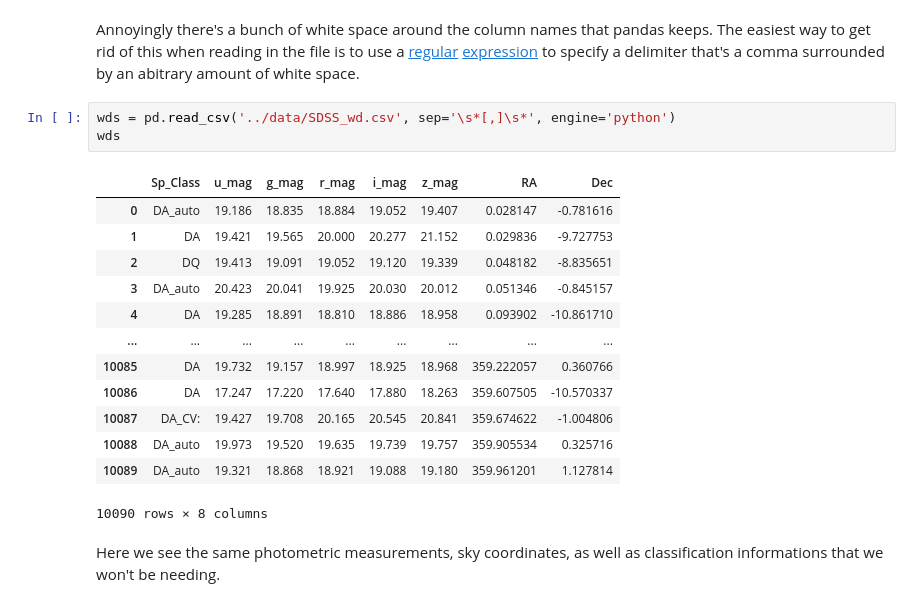
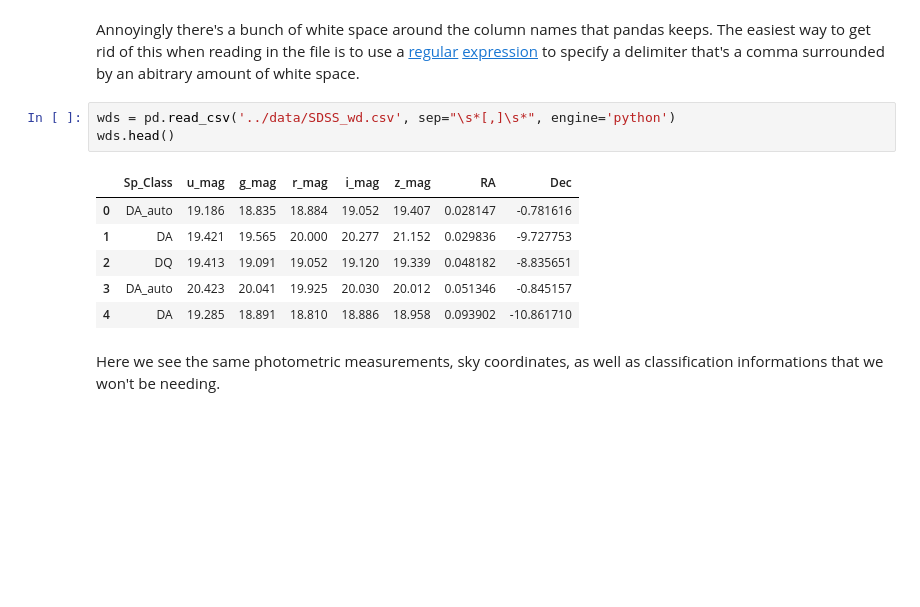
Before and after one commit to maxisi/bfarr-comp-phys-25, a Jupyter notebook: notebooks/Logistic Regression w SDSS.ipynb, the cells around one changed output. Drawn from its saved outputs; the diff is of its cells as text; blank space fills up the shorter version.

```diff
--- a/notebooks/Logistic Regression w SDSS.ipynb
+++ b/notebooks/Logistic Regression w SDSS.ipynb
@@ -50,22 +50,15 @@ White dwarfs are also in a CSV
 # %% [markdown]
 Annoyingly there's a bunch of white space around the column names that pandas keeps.  The easiest way to get rid of this when reading in the file is to use a [regular](https://en.wikipedia.org/wiki/Regular_expression) [expression](https://regex101.com/r/AsD9jR/2) to specify a delimiter that's a comma surrounded by an abitrary amount of white space.
 # %%
-wds = pd.read_csv('../data/SDSS_wd.csv', sep='\s*[,]\s*', engine='python')
-wds
+wds = pd.read_csv('../data/SDSS_wd.csv', sep="\s*[,]\s*", engine='python')
+wds.head()
 # %% [output]
 |  | Sp_Class | u_mag | g_mag | r_mag | i_mag | z_mag | RA | Dec |
 | 0 | DA_auto | 19.186 | 18.835 | 18.884 | 19.052 | 19.407 | 0.028147 | -0.781616 |
 | 1 | DA | 19.421 | 19.565 | 20.000 | 20.277 | 21.152 | 0.029836 | -9.727753 |
 | 2 | DQ | 19.413 | 19.091 | 19.052 | 19.120 | 19.339 | 0.048182 | -8.835651 |
 | 3 | DA_auto | 20.423 | 20.041 | 19.925 | 20.030 | 20.012 | 0.051346 | -0.845157 |
 | 4 | DA | 19.285 | 18.891 | 18.810 | 18.886 | 18.958 | 0.093902 | -10.861710 |
-| ... | ... | ... | ... | ... | ... | ... | ... | ... |
-| 10085 | DA | 19.732 | 19.157 | 18.997 | 18.925 | 18.968 | 359.222057 | 0.360766 |
-| 10086 | DA | 17.247 | 17.220 | 17.640 | 17.880 | 18.263 | 359.607505 | -10.570337 |
-| 10087 | DA_CV: | 19.427 | 19.708 | 20.165 | 20.545 | 20.841 | 359.674622 | -1.004806 |
-| 10088 | DA_auto | 19.973 | 19.520 | 19.635 | 19.739 | 19.757 | 359.905534 | 0.325716 |
-| 10089 | DA_auto | 19.321 | 18.868 | 18.921 | 19.088 | 19.180 | 359.961201 | 1.127814 |
-10090 rows × 8 columns
 # %% [markdown]
 Here we see the same photometric measurements, sky coordinates, as well as classification informations that we won't be needing.
 # %% [markdown]
```
Also changed, not shown: parts of 42 cells of this notebook.
